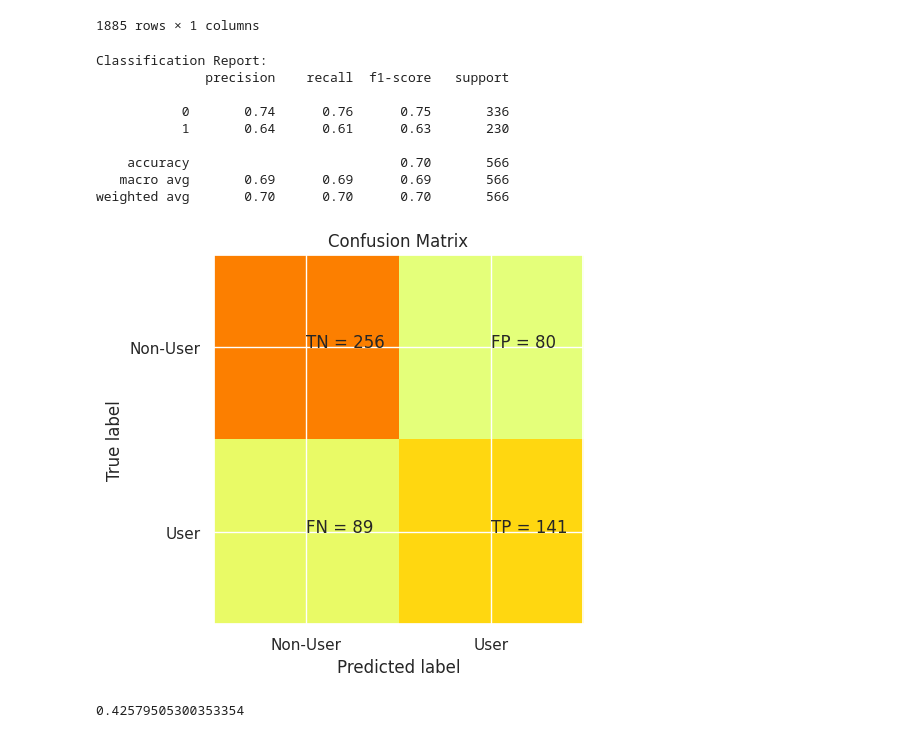
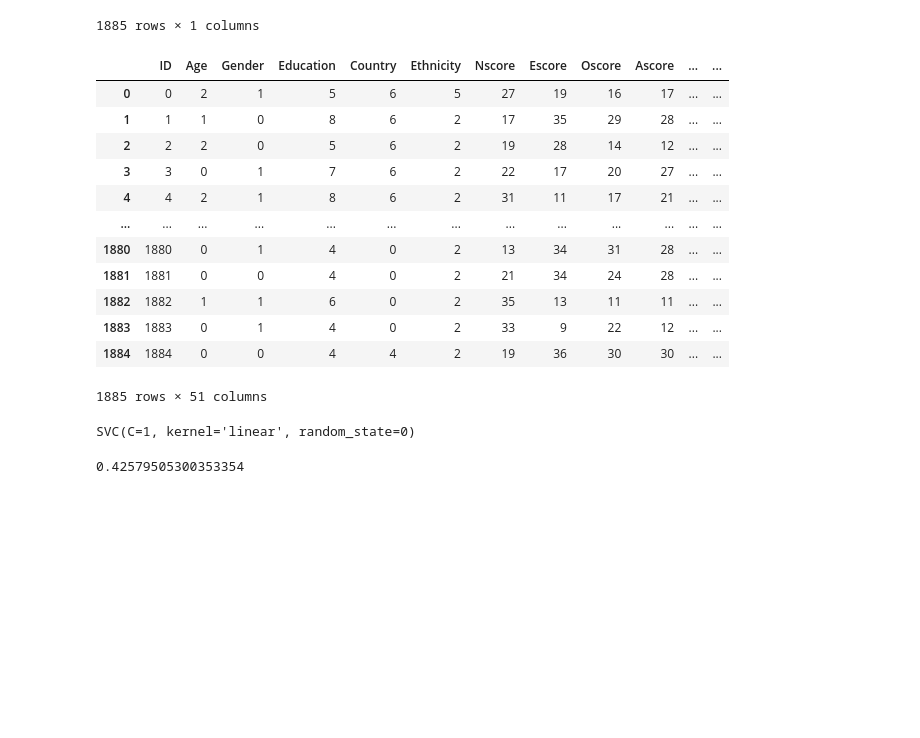
Before and after one commit to harini-spec/overdose-prediction, a Jupyter notebook: drug-prediction.ipynb, the cells around one changed output. Saved outputs shown, nothing was run; the diff lists cells and outputs as text; code cells hidden in the pictures; blank space fills up the shorter version.

```diff
--- a/drug-prediction.ipynb
+++ b/drug-prediction.ipynb
@@ -284,6 +309,22 @@ X = copy_df[feature_col_names].values
 y = copy_df[predicted_class_names].values
 
 X_train, X_test, y_train, y_test = train_test_split(X, y, test_size=0.30, random_state=42)
+# %%
+copy_df
+# %% [output]
+|  | ID | Age | Gender | Education | Country | Ethnicity | Nscore | Escore | Oscore | Ascore | ... | ... |
+| 0 | 0 | 2 | 1 | 5 | 6 | 5 | 27 | 19 | 16 | 17 | ... | ... |
+| 1 | 1 | 1 | 0 | 8 | 6 | 2 | 17 | 35 | 29 | 28 | ... | ... |
+| 2 | 2 | 2 | 0 | 5 | 6 | 2 | 19 | 28 | 14 | 12 | ... | ... |
+| 3 | 3 | 0 | 1 | 7 | 6 | 2 | 22 | 17 | 20 | 27 | ... | ... |
+| 4 | 4 | 2 | 1 | 8 | 6 | 2 | 31 | 11 | 17 | 21 | ... | ... |
+| ... | ... | ... | ... | ... | ... | ... | ... | ... | ... | ... | ... | ... |
+| 1880 | 1880 | 0 | 1 | 4 | 0 | 2 | 13 | 34 | 31 | 28 | ... | ... |
+| 1881 | 1881 | 0 | 0 | 4 | 0 | 2 | 21 | 34 | 24 | 28 | ... | ... |
+| 1882 | 1882 | 1 | 1 | 6 | 0 | 2 | 35 | 13 | 11 | 11 | ... | ... |
+| 1883 | 1883 | 0 | 1 | 4 | 0 | 2 | 33 | 9 | 22 | 12 | ... | ... |
+| 1884 | 1884 | 0 | 0 | 4 | 4 | 2 | 19 | 36 | 30 | 30 | ... | ... |
+1885 rows × 51 columns
 # %%
 from sklearn.metrics import auc
 
@@ -301,20 +342,12 @@ def accuracy(model):
     print("\nAccuracy Of the Model: ",accu,"\n\n")
     #total_accuracy[str((str(model).split('(')[0]))] = accu
 # %%
+from sklearn.svm import SVC
 svm = SVC(kernel="linear", C=1,random_state=0)
 svm.fit(X_train, y_train.ravel())
-report_performance(svm)
+# report_performance(svm)
 # %% [output]
-Classification Report:
-              precision    recall  f1-score   support
-
-           0       0.74      0.76      0.75       336
-           1       0.64      0.61      0.63       230
-
-    accuracy                           0.70       566
-   macro avg       0.69      0.69      0.69       566
-weighted avg       0.70      0.70      0.70       566
+SVC(C=1, kernel='linear', random_state=0)
-[figure, removed]
 # %%
 pred = svm.predict(X_test)
 accu = metrics.accuracy_score(y_test1,pred)
```
Also changed, not shown: parts of 6 cells of this notebook, 3 other files.
